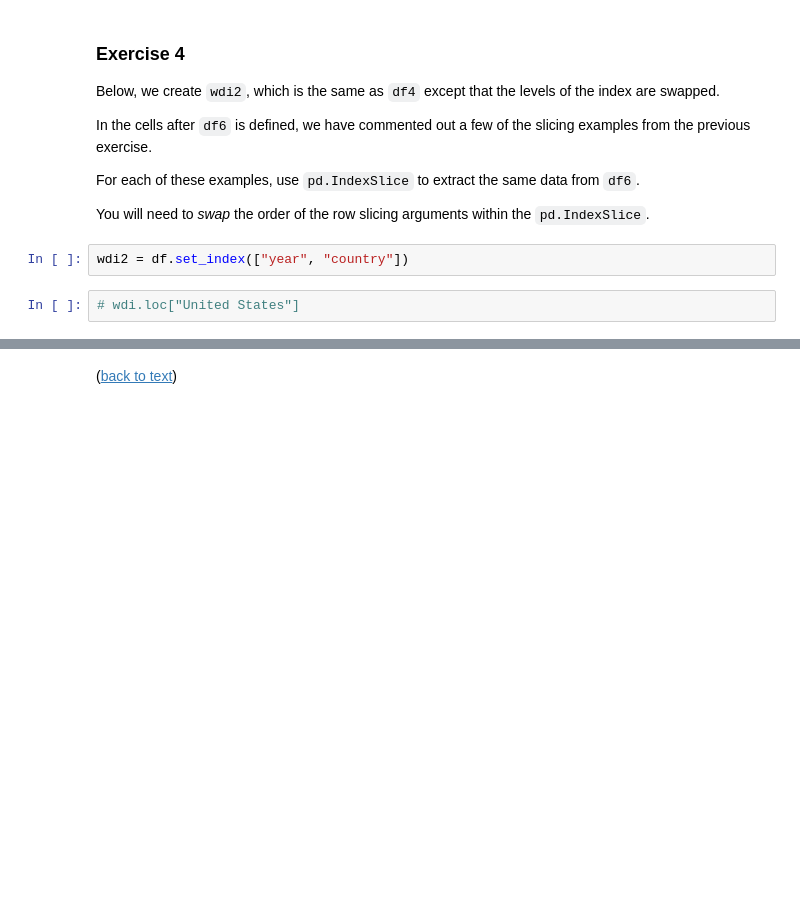
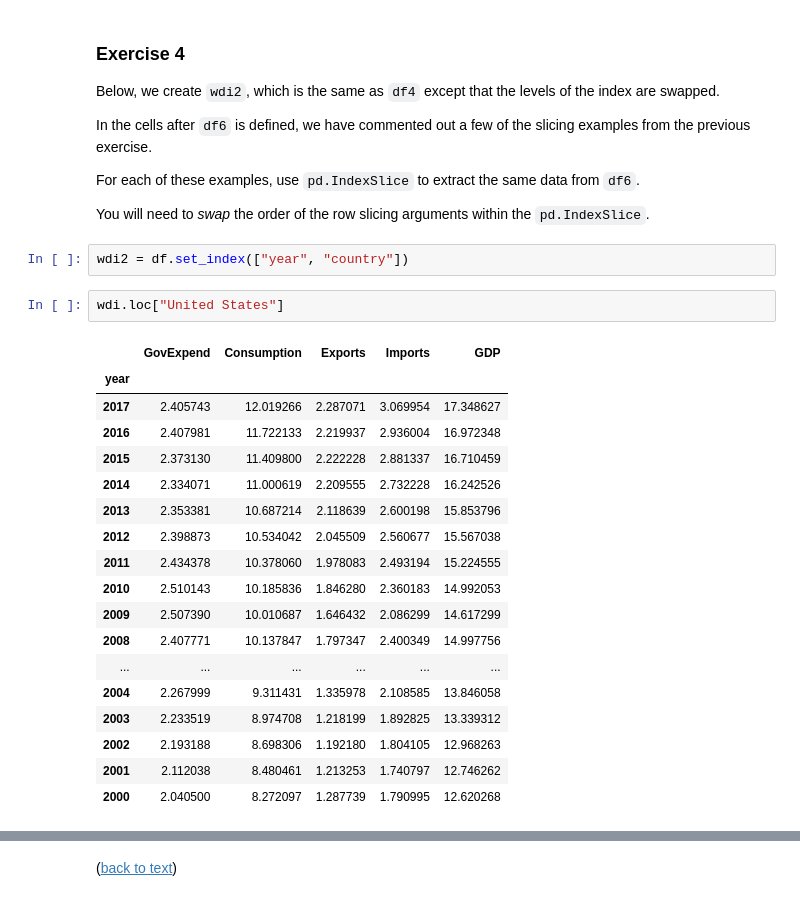
Before and after one commit to zyh-pku/Quant_Pandas, a Jupyter notebook: Index_pandas_9_files/3_the_index.ipynb, the cells around one changed output, grey strips where cells are left out. Saved outputs shown, nothing was run; the diff lists cells and outputs as text; blank space fills up the shorter version.

```diff
--- a/Index_pandas_9_files/3_the_index.ipynb
+++ b/Index_pandas_9_files/3_the_index.ipynb
@@ -593,4 +965,23 @@ within the `pd.IndexSlice`.
 # %%
 wdi2 = df.set_index(["year", "country"])
 # %%
-# wdi.loc["United States"]
+wdi.loc["United States"]
+# %% [output]
+|  | GovExpend | Consumption | Exports | Imports | GDP |
+| year |  |  |  |  |  |
+| 2017 | 2.405743 | 12.019266 | 2.287071 | 3.069954 | 17.348627 |
+| 2016 | 2.407981 | 11.722133 | 2.219937 | 2.936004 | 16.972348 |
+| 2015 | 2.373130 | 11.409800 | 2.222228 | 2.881337 | 16.710459 |
+| 2014 | 2.334071 | 11.000619 | 2.209555 | 2.732228 | 16.242526 |
+| 2013 | 2.353381 | 10.687214 | 2.118639 | 2.600198 | 15.853796 |
+| 2012 | 2.398873 | 10.534042 | 2.045509 | 2.560677 | 15.567038 |
+| 2011 | 2.434378 | 10.378060 | 1.978083 | 2.493194 | 15.224555 |
+| 2010 | 2.510143 | 10.185836 | 1.846280 | 2.360183 | 14.992053 |
+| 2009 | 2.507390 | 10.010687 | 1.646432 | 2.086299 | 14.617299 |
+| 2008 | 2.407771 | 10.137847 | 1.797347 | 2.400349 | 14.997756 |
+| ... | ... | ... | ... | ... | ... |
+| 2004 | 2.267999 | 9.311431 | 1.335978 | 2.108585 | 13.846058 |
+| 2003 | 2.233519 | 8.974708 | 1.218199 | 1.892825 | 13.339312 |
+| 2002 | 2.193188 | 8.698306 | 1.192180 | 1.804105 | 12.968263 |
+| 2001 | 2.112038 | 8.480461 | 1.213253 | 1.740797 | 12.746262 |
+| 2000 | 2.040500 | 8.272097 | 1.287739 | 1.790995 | 12.620268 |
```
Also changed, not shown: parts of 42 cells of this notebook.
